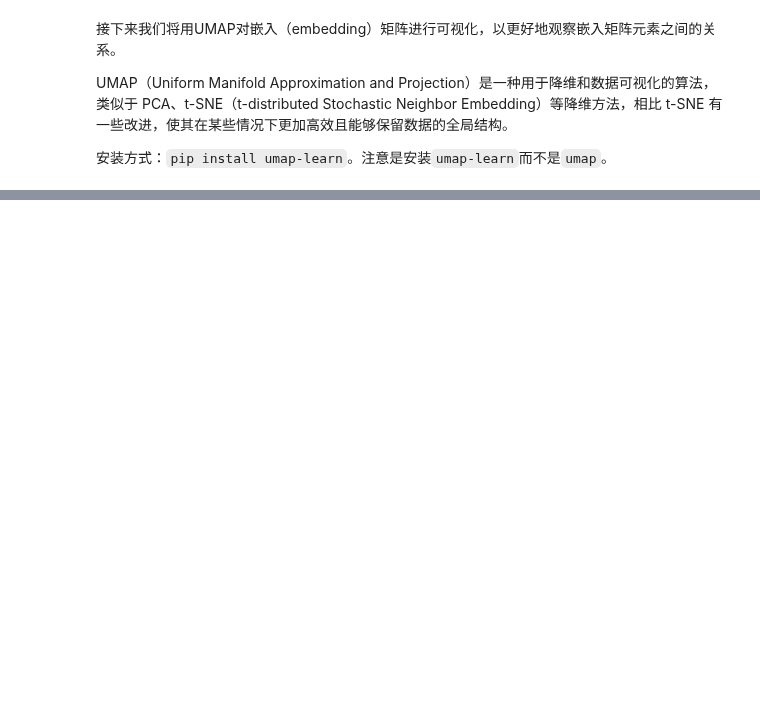
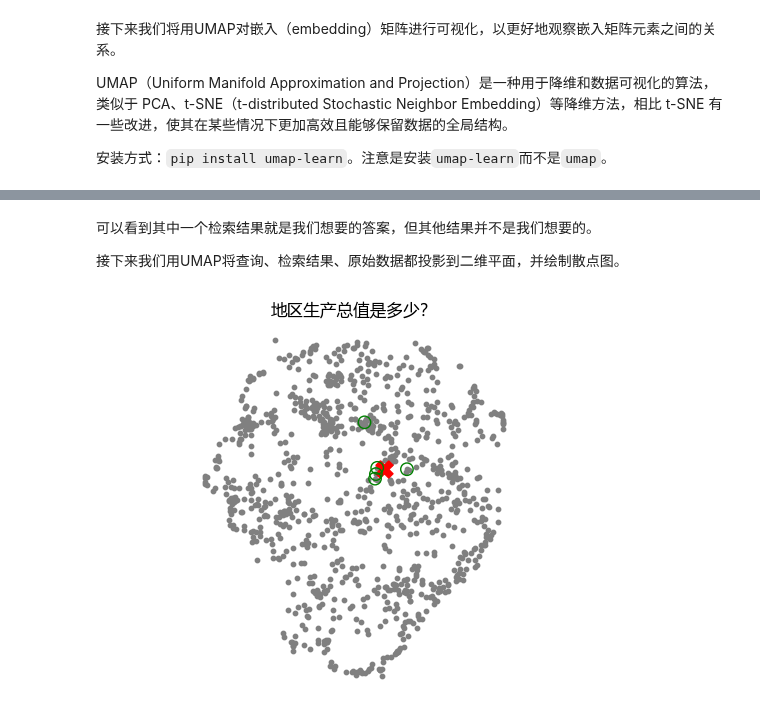
Before and after one commit to datawhalechina/llm-cookbook, a Jupyter notebook: content/Advanced Retrieval for AI with Chroma/3. 检索陷阱 Pitfalls of retrieval.ipynb, the cells around one changed output, grey strips where cells are left out. Saved outputs shown, nothing was run; the diff lists cells and outputs as text; code cells hidden in the pictures; blank space fills up the shorter version.

```diff
--- a/content/Advanced Retrieval for AI with Chroma/3. 检索陷阱 Pitfalls of retrieval.ipynb
+++ b/content/Advanced Retrieval for AI with Chroma/3. 检索陷阱 Pitfalls of retrieval.ipynb
@@ -381,0 +143,13 @@ plt.axis('off')
+# %%
+query = "地区生产总值是多少？"
+
+# 输入query，返回 n_results 个最相关的查询结果，results 是一个字典，包含了查询结果的文档和嵌入矩阵（方便后续可视化）
+results = chroma_collection.query(query_texts=query, n_results=5, include=['documents', 'embeddings'])
+
+# 检索结果
+retrieved_documents = results['documents'][0]
+
+# 查看检索结果
+for document in results['documents'][0]:
+    print(word_wrap(document))
+    print('')
@@ -381,0 +169,4 @@ plt.axis('off')
+# %% [markdown]
+可以看到其中一个检索结果就是我们想要的答案，但其他结果并不是我们想要的。
+
+接下来我们用UMAP将查询、检索结果、原始数据都投影到二维平面，并绘制散点图。
@@ -381,0 +180,29 @@ plt.axis('off')
+# %%
+def plot(query, projected_dataset_embeddings, projected_query_embedding, projected_retrieved_embeddings):
+    """
+    绘制投影后的数据集、查询、检索结果的散点图.
+
+    Args:
+        query (str): 查询文本。
+        projected_dataset_embeddings (np.ndarray): 整个数据集的二维嵌入向量。
+        projected_query_embedding (np.ndarray): 查询的二维嵌入向量。
+        projected_retrieved_embeddings (np.ndarray): 检索的二维嵌入向量。
+
+    Returns:
+        None
+
+    """
+    plt.figure()
+    plt.rcParams['font.sans-serif'] = ['Microsoft YaHei']  # 设置全局字体为微软雅黑，显示中文
+    plt.scatter(projected_dataset_embeddings[:, 0], projected_dataset_embeddings[:, 1], s=10, color='gray') # 整个数据集的散点图
+    plt.scatter(projected_query_embedding[:, 0], projected_query_embedding[:, 1], s=150, marker='X', color='r') # 查询的散点图
+    plt.scatter(projected_retrieved_embeddings[:, 0], projected_retrieved_embeddings[:, 1], s=80, facecolors='none', edgecolors='g') # 检索的散点图
+
+    plt.gca().set_aspect('equal', 'datalim')
+    plt.title(f'{query}')
+    plt.axis('off')
+    plt.show()
+
+plot(query, projected_dataset_embeddings, projected_query_embedding, projected_retrieved_embeddings)
+# %% [output]
+[figure, added]
```
Also changed, not shown: parts of 55 cells of this notebook, 4 other files.
